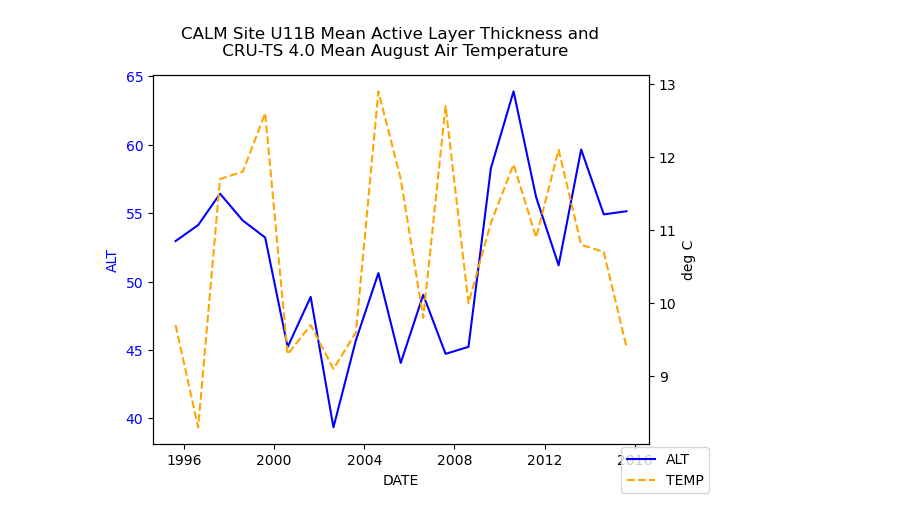
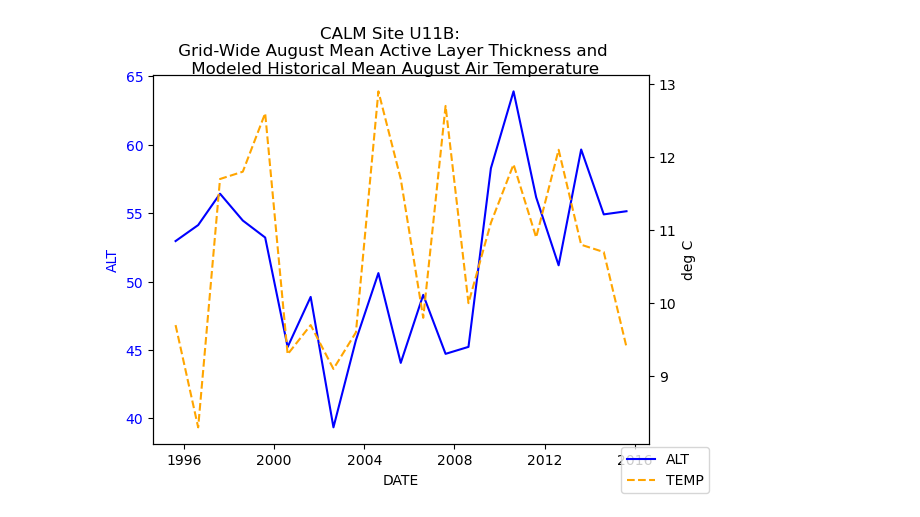
Before and after one commit to ua-snap/ardac-toolbox, a Jupyter notebook: notebooks/calm.ipynb, the cells around one changed output. Saved outputs shown, nothing was run; the diff lists cells and outputs as text; code cells hidden in the pictures.

```diff
--- a/notebooks/calm.ipynb
+++ b/notebooks/calm.ipynb
@@ -62,24 +108,22 @@ u11b.head()
 # %%
-#plot the data to explore relationships
-
 x = u11b['DATE']
 y1 = u11b['MEAN_ALT_CM'].astype(float)
 y2 = u11b['MEAN_AUG_TEMP'].astype(float)
 
 fig, ax1 = plt.subplots()
 
 ax1.set_xlabel('DATE')
 ax1.set_ylabel('ALT', color='blue')
 ax1.plot(x, y1, color='blue', label='ALT')
 ax1.tick_params(axis='y', labelcolor='blue')
 
 ax2 = ax1.twinx()
 ax2.set_ylabel('deg C')
 ax2.plot(x, y2, color='orange', label="TEMP", linestyle='dashed')
 ax2.tick_params(axis='y')
 
 fig.legend(loc='lower right')
-fig.suptitle("CALM Site U11B Mean Active Layer Thickness and \n CRU-TS 4.0 Mean August Air Temperature")
+fig.suptitle("CALM Site U11B: \n Grid-Wide August Mean Active Layer Thickness and \n Modeled Historical Mean August Air Temperature")
 plt.show()
 # %% [output]
-[figure, old version]
+[figure, new version]
```
Also changed, not shown: parts of 17 cells of this notebook.
